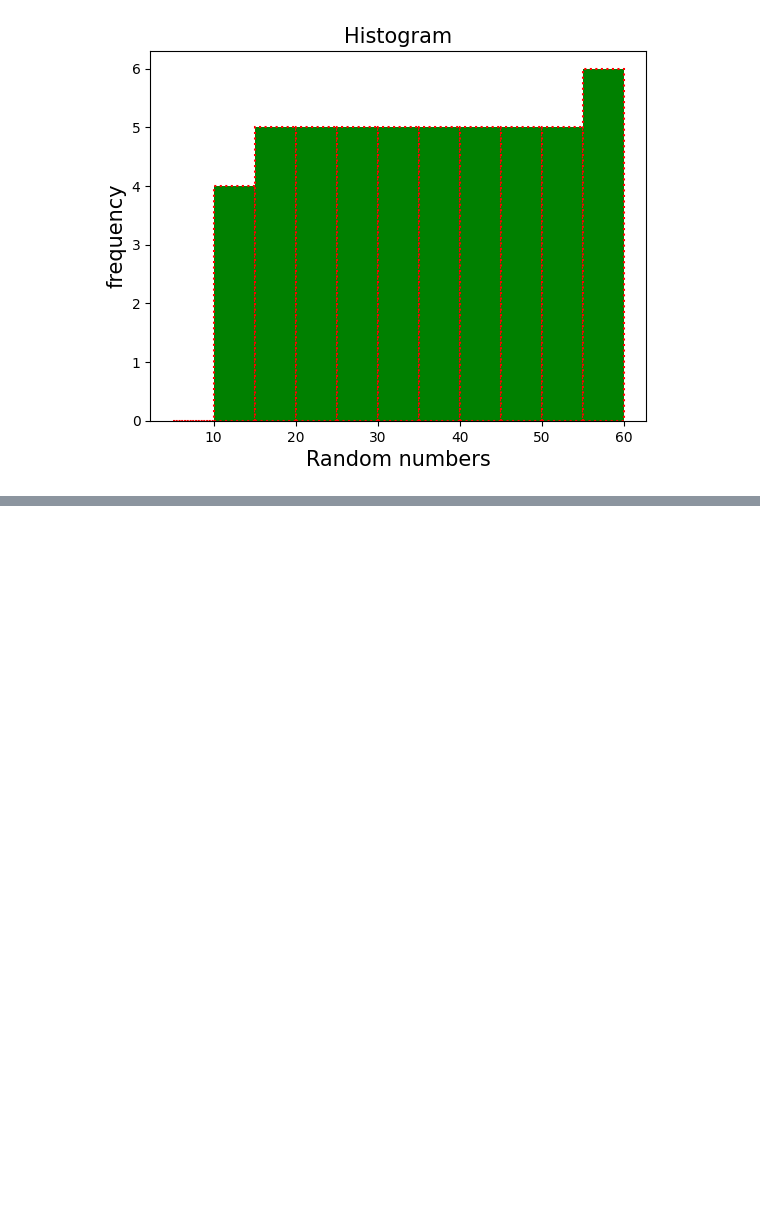
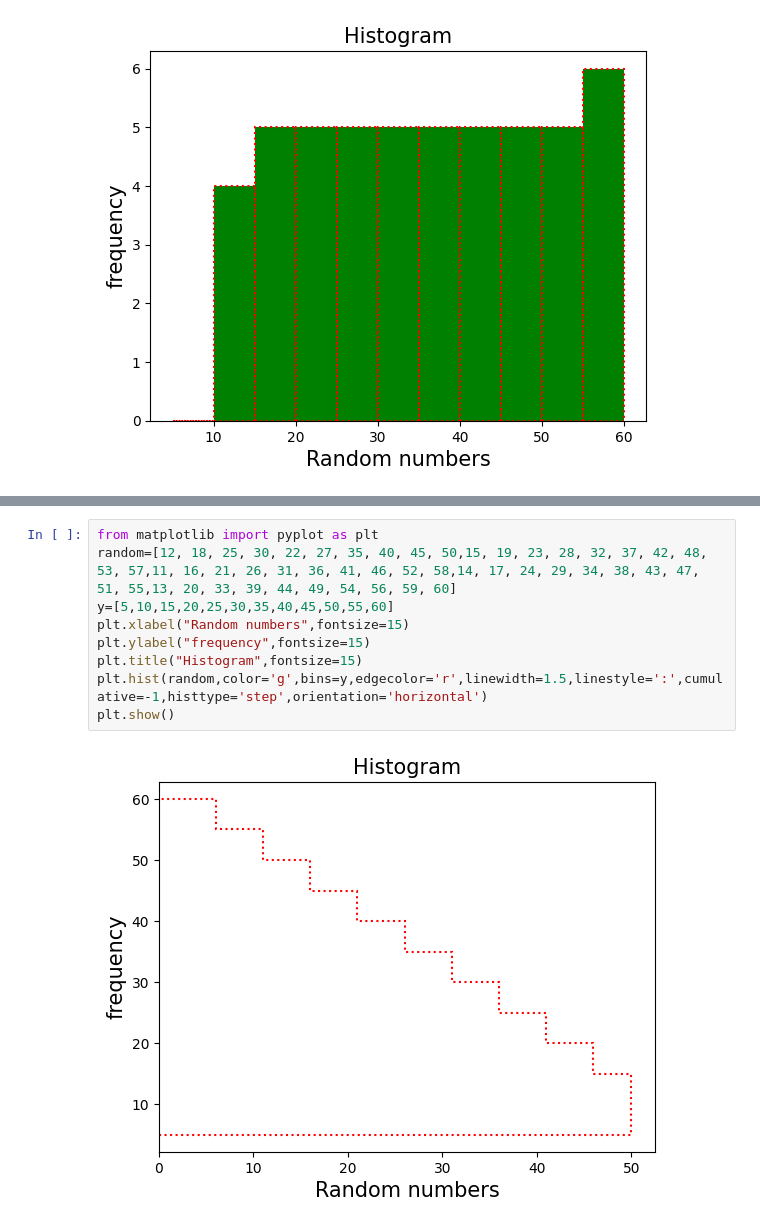
Before and after one commit to Adithya-Sirigiri/ML-Workspace, a Jupyter notebook: Matplotlib/03_histogram.ipynb, the cells around one changed output, grey strips where cells are left out. Saved outputs shown, nothing was run; the diff lists cells and outputs as text; blank space fills up the shorter version.

```diff
--- a/Matplotlib/03_histogram.ipynb
+++ b/Matplotlib/03_histogram.ipynb
@@ -30,0 +53,11 @@ plt.show()
+# %%
+from matplotlib import pyplot as plt
+random=[12, 18, 25, 30, 22, 27, 35, 40, 45, 50,15, 19, 23, 28, 32, 37, 42, 48, 53, 57,11, 16, 21, 26, 31, 36, 41, 46, 52, 58,14, 17, 24, 29, 34, 38, 43, 47, 51, 55,13, 20, 33, 39, 44, 49, 54, 56, 59, 60]
+y=[5,10,15,20,25,30,35,40,45,50,55,60]
+plt.xlabel("Random numbers",fontsize=15)
+plt.ylabel("frequency",fontsize=15)
+plt.title("Histogram",fontsize=15)
+plt.hist(random,color='g',bins=y,edgecolor='r',linewidth=1.5,linestyle=':',cumulative=-1,histtype='step',orientation='horizontal')
+plt.show()
+# %% [output]
+[figure, added]
```
Also changed, not shown: parts of 2 cells of this notebook.
